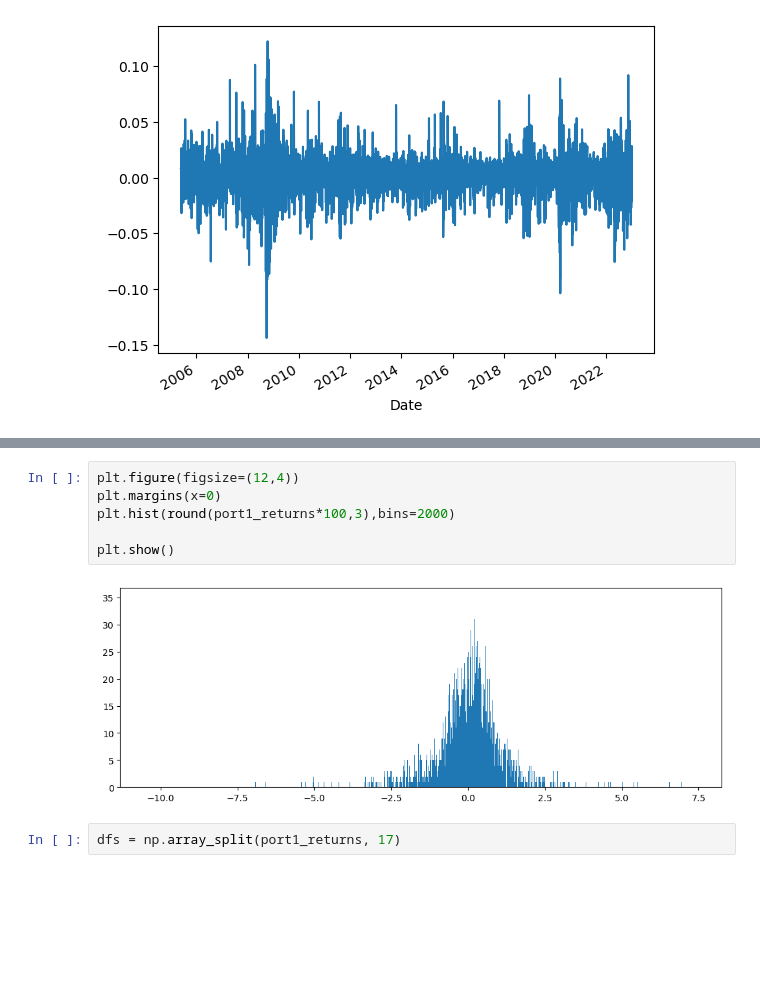
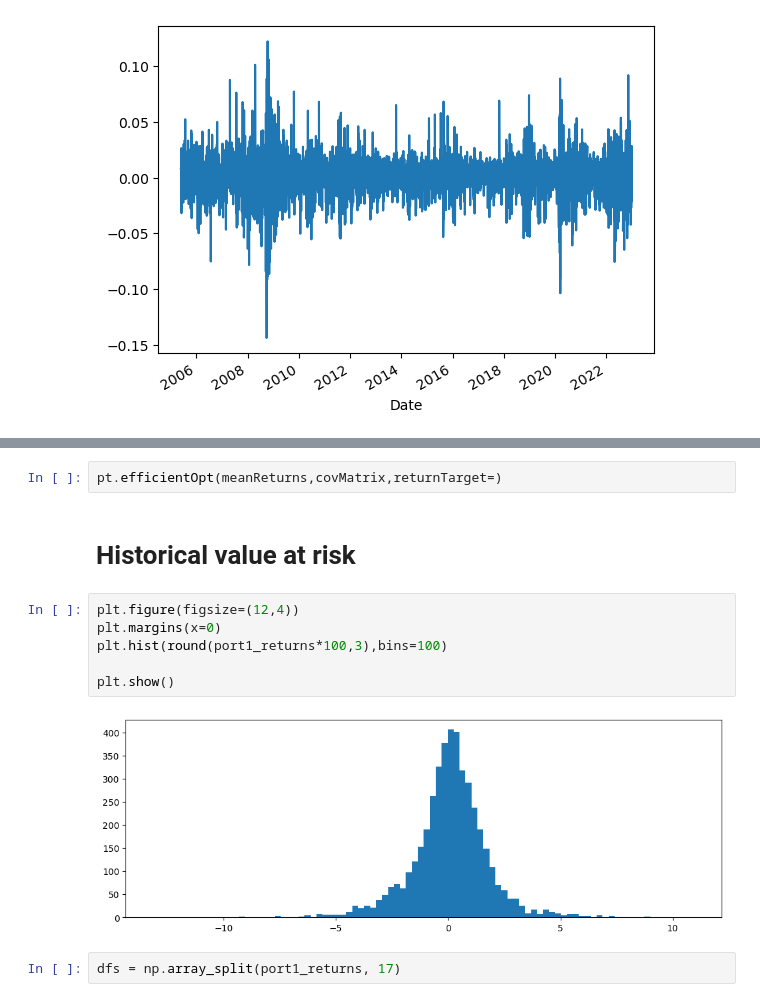
Before and after one commit to Johanlai/risk_management, a Jupyter notebook: VaR.ipynb, the cells around one changed output, grey strips where cells are left out. Saved outputs shown, nothing was run; the diff lists cells and outputs as text; blank space fills up the shorter version.

```diff
--- a/VaR.ipynb
+++ b/VaR.ipynb
@@ -73,11 +67,15 @@ minVol, minVol_weights
+# %%
+pt.efficientOpt(meanReturns,covMatrix,returnTarget=)
+# %% [markdown]
+# Historical value at risk
 # %%
 plt.figure(figsize=(12,4))
 plt.margins(x=0)
-plt.hist(round(port1_returns*100,3),bins=2000)
+plt.hist(round(port1_returns*100,3),bins=100)
 
 plt.show()
 # %% [output]
-[figure, old version]
+[figure, new version]
 # %%
 dfs = np.array_split(port1_returns, 17)
 # %%
```
Also changed, not shown: parts of 11 cells of this notebook, 1 other file.
